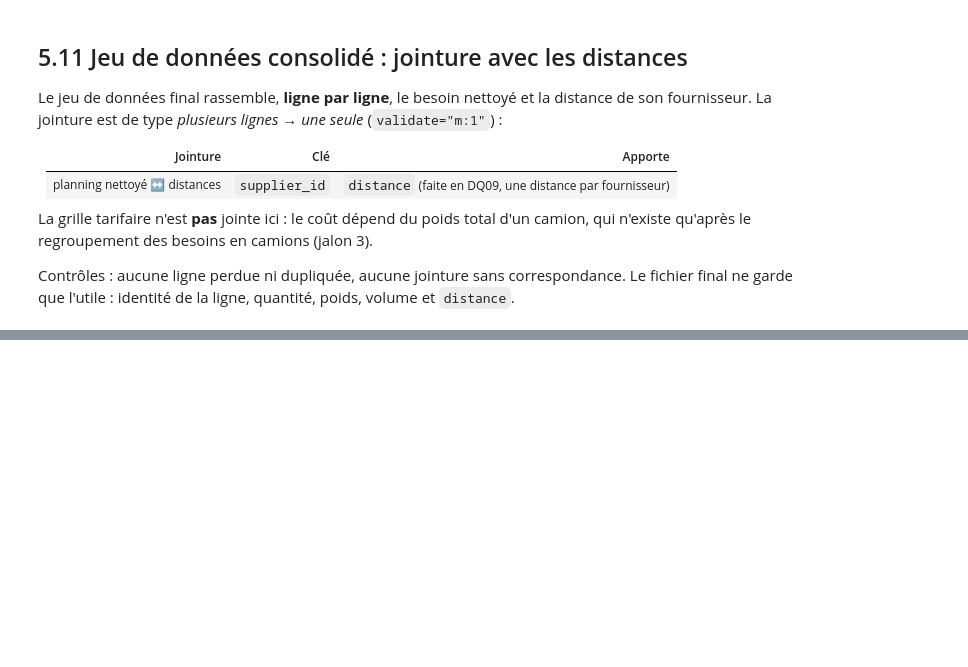
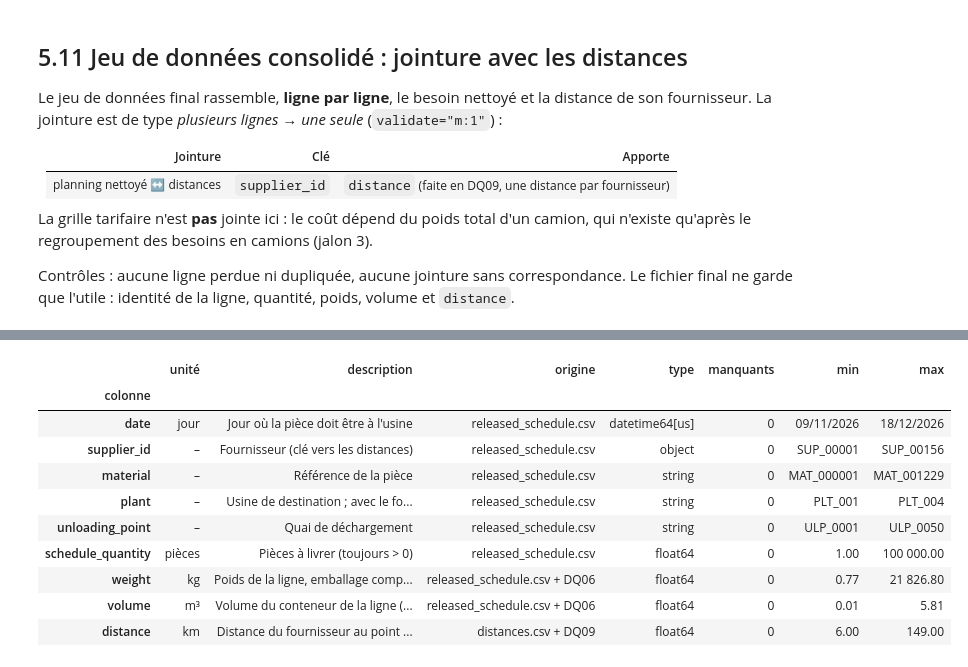
Before and after one commit to exauceh/delivery_schedule_optimization, a Jupyter notebook: milestone1/milestone1.ipynb, the cells around one changed output, grey strips where cells are left out. Saved outputs shown, nothing was run; the diff lists cells and outputs as text; code cells hidden in the pictures; blank space fills up the shorter version.

```diff
--- a/milestone1/milestone1.ipynb
+++ b/milestone1/milestone1.ipynb
@@ -1551,0 +1661,23 @@ consolidated.head()
+# %%
+output_dictionary = pd.DataFrame(
+    [
+        ("date", "jour", "Jour où la pièce doit être à l'usine", "released_schedule.csv"),
+        ("supplier_id", "–", "Fournisseur (clé vers les distances)", "released_schedule.csv"),
+        ("material", "–", "Référence de la pièce", "released_schedule.csv"),
+        ("plant", "–", "Usine de destination ; avec le fournisseur, forme le couple", "released_schedule.csv"),
+        ("unloading_point", "–", "Quai de déchargement", "released_schedule.csv"),
+        ("schedule_quantity", "pièces", "Pièces à livrer (toujours > 0)", "released_schedule.csv"),
+        ("weight", "kg", "Poids de la ligne, emballage compris (imputé si manquant, DQ06)", "released_schedule.csv + DQ06"),
+        ("volume", "m³", "Volume du conteneur de la ligne (imputé si manquant, DQ06)", "released_schedule.csv + DQ06"),
+        ("distance", "km", "Distance du fournisseur au point de consolidation (imputée si manquante, DQ09)", "distances.csv + DQ09"),
+    ],
+    columns=["colonne", "unité", "description", "origine"],
+).set_index("colonne")
+output_dictionary["type"] = consolidated.dtypes.astype(str)
+output_dictionary["manquants"] = consolidated.isna().sum()
+output_dictionary["min"] = consolidated.min(numeric_only=False).map(lambda v: f"{v:%d/%m/%Y}" if isinstance(v, pd.Timestamp) else v)
+output_dictionary["max"] = consolidated.max(numeric_only=False).map(lambda v: f"{v:%d/%m/%Y}" if isinstance(v, pd.Timestamp) else v)
+output_dictionary.to_csv(cfg.output_dir / "consolidated_dictionary.csv")
+logger.info("File written: consolidated_dictionary.csv")
+output_dictionary
+# %% [output]
@@ -1551,0 +1685,11 @@ consolidated.head()
+|  | unité | description | origine | type | manquants | min | max |
+| colonne |  |  |  |  |  |  |  |
+| date | jour | Jour où la pièce doit être à l'usine | released_schedule.csv | datetime64[us] | 0 | 09/11/2026 | 18/12/2026 |
+| supplier_id | – | Fournisseur (clé vers les distances) | released_schedule.csv | object | 0 | SUP_00001 | SUP_00156 |
+| material | – | Référence de la pièce | released_schedule.csv | string | 0 | MAT_000001 | MAT_001229 |
+| plant | – | Usine de destination ; avec le fo... | released_schedule.csv | string | 0 | PLT_001 | PLT_004 |
+| unloading_point | – | Quai de déchargement | released_schedule.csv | string | 0 | ULP_0001 | ULP_0050 |
+| schedule_quantity | pièces | Pièces à livrer (toujours > 0) | released_schedule.csv | float64 | 0 | 1.00 | 100 000.00 |
+| weight | kg | Poids de la ligne, emballage comp... | released_schedule.csv + DQ06 | float64 | 0 | 0.77 | 21 826.80 |
+| volume | m³ | Volume du conteneur de la ligne (... | released_schedule.csv + DQ06 | float64 | 0 | 0.01 | 5.81 |
+| distance | km | Distance du fournisseur au point ... | distances.csv + DQ09 | float64 | 0 | 6.00 | 149.00 |
```
Also changed, not shown: parts of 40 cells of this notebook, 2 other files.
